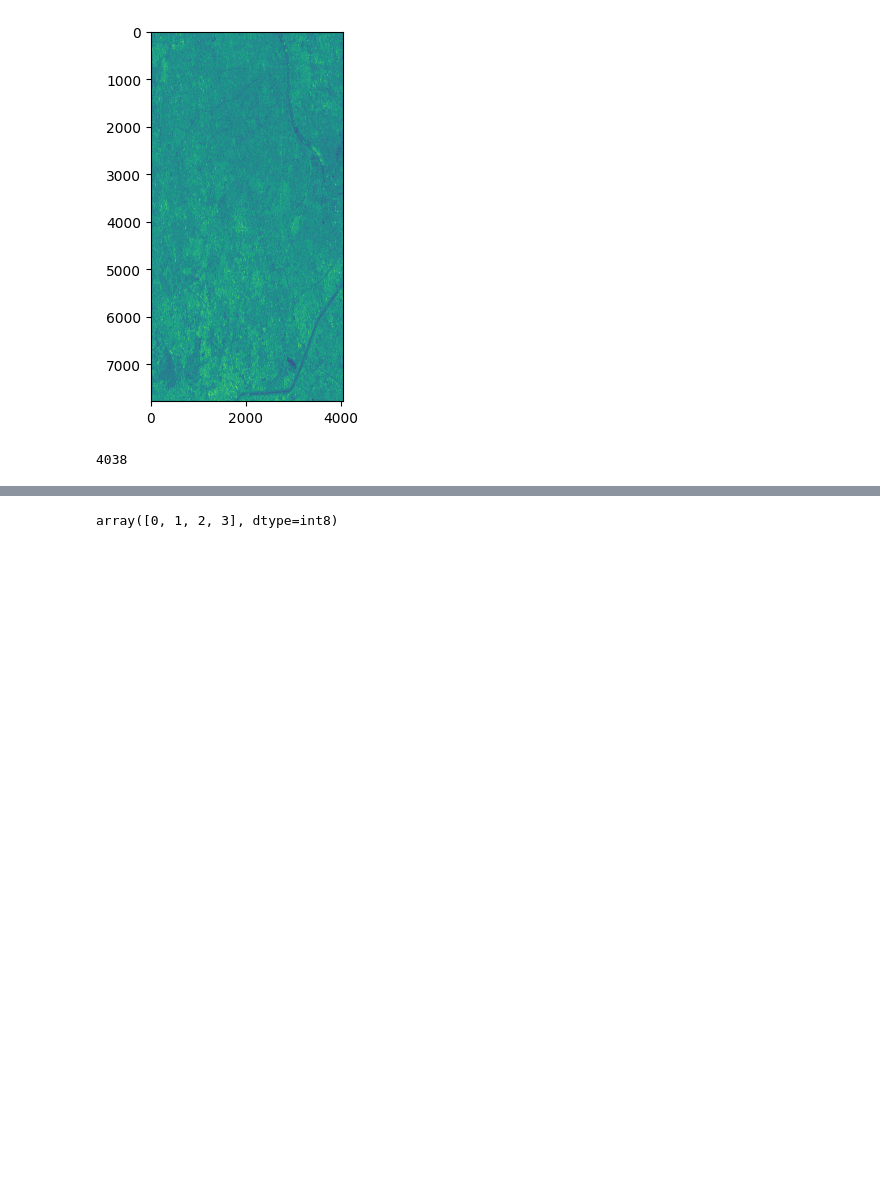
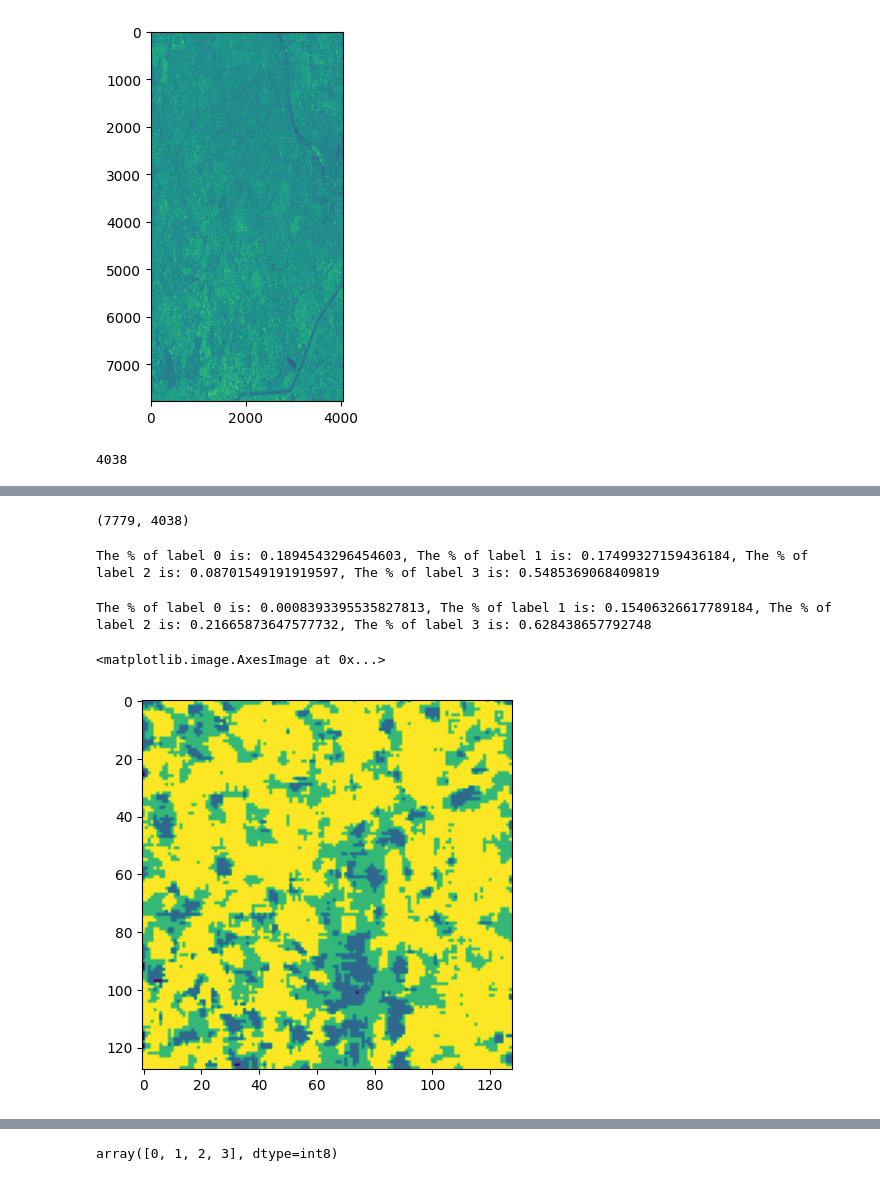
Before and after one commit to CaffineAddic/Complex-Value-Neural-Network-for-SAR-images-, a Jupyter notebook: Reading_TIF_creatingMask.ipynb, the cells around one changed output, grey strips where cells are left out. Saved outputs shown, nothing was run; the diff lists cells and outputs as text; code cells hidden in the pictures; blank space fills up the shorter version.

Commit message:
Label precence calculations

```diff
--- a/Reading_TIF_creatingMask.ipynb
+++ b/Reading_TIF_creatingMask.ipynb
@@ -109,0 +121,4 @@ def rm_noise(mask, a):
+# %%
+mask.shape
+# %% [output]
+(7779, 4038)
@@ -109,0 +130,17 @@ def rm_noise(mask, a):
+# %%
+#Labels percentage
+
+print(f'The % of label 0 is: {count_pr(mask, 0)}, The % of label 1 is: {count_pr(mask, 1)}, The % of label 2 is: {count_pr(mask, 2)}, The % of label 3 is: {count_pr(mask, 3)}')
+# %% [output]
+The % of label 0 is: 0.1894543296454603, The % of label 1 is: 0.17499327159436184, The % of label 2 is: 0.08701549191919597, The % of label 3 is: 0.5485369068409819
+# %%
+#Labels percentage
+
+print(f'The % of label 0 is: {count_pr(final, 0)}, The % of label 1 is: {count_pr(final, 1)}, The % of label 2 is: {count_pr(final, 2)}, The % of label 3 is: {count_pr(final, 3)}')
+# %% [output]
+The % of label 0 is: 0.0008393395535827813, The % of label 1 is: 0.15406326617789184, The % of label 2 is: 0.21665873647577732, The % of label 3 is: 0.628438657792748
+# %%
+plt.imshow(final[:128, :128])
+# %% [output]
+<matplotlib.image.AxesImage at 0x...>
+[figure, added]
```
Also changed, not shown: parts of 12 cells of this notebook.
